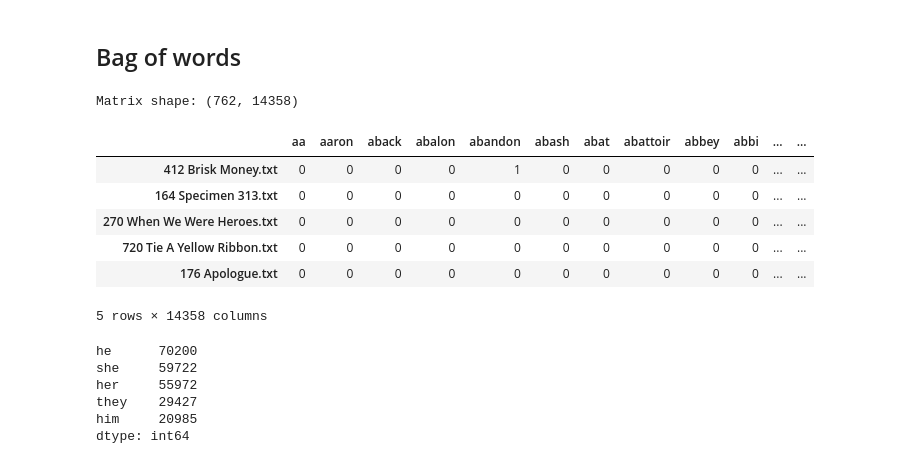
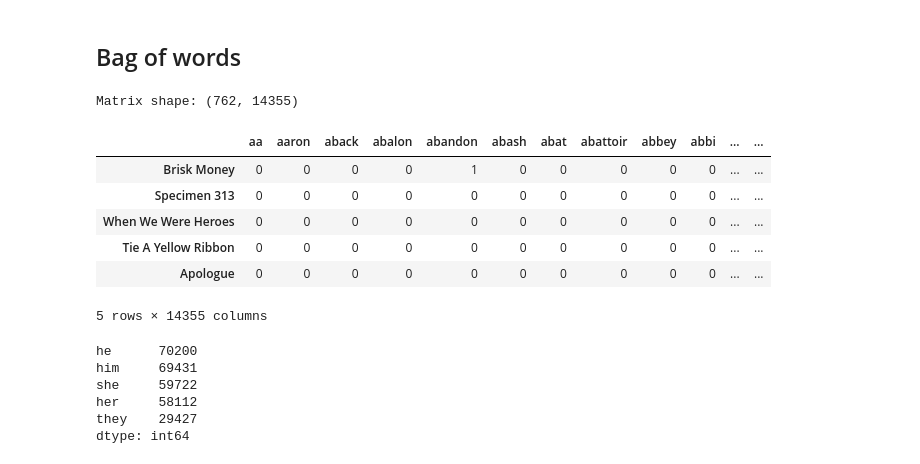
Before and after one commit to batmandoescalc/gvp, a Jupyter notebook: explore_stop_words.ipynb, the cells around one changed output. Cells and saved outputs as stored; diff of their text form; code cells hidden in the pictures.

Commit message:
custom stemmer and truncated filenames for merging data by story title

```diff
--- a/explore_stop_words.ipynb
+++ b/explore_stop_words.ipynb
@@ -24,13 +24,13 @@ female_pronouns = ["she", "shed", "she'd", "she'll", "shes", "she's", "her", "he
 # %%
 filepaths = glob.glob(os.path.join(TEXT_DIR, "*.txt"))
 
-corpus, filenames = load_documents(filepaths)
+corpus, filenames, titles = load_documents(filepaths)
 # %% [output]
 Loaded 762 documents
 # %% [markdown]
 ## Preprocessing documents (stemming)
 # %%
-stemmer = PorterStemmer()
+stemmer = CustomPorterStemmer()
 
 corpus_stemmed = [preprocess(doc, stemmer) for doc in corpus]
 # %% [markdown]
@@ -47,31 +47,31 @@ X = vectorizer.fit_transform(corpus_stemmed)
 
 print("Matrix shape:", X.shape)
 # %% [output]
-Matrix shape: (762, 14358)
+Matrix shape: (762, 14355)
 # %%
 feature_names = vectorizer.get_feature_names_out()
 
-bow_df = pd.DataFrame(X.toarray(), columns=feature_names, index=filenames)
+bow_df = pd.DataFrame(X.toarray(), columns=feature_names, index=titles)
 
 bow_df.head()
 # %% [output]
 |  | aa | aaron | aback | abalon | abandon | abash | abat | abattoir | abbey | abbi | ... | ... |
-| 412 Brisk Money.txt | 0 | 0 | 0 | 0 | 1 | 0 | 0 | 0 | 0 | 0 | ... | ... |
-| 164 Specimen 313.txt | 0 | 0 | 0 | 0 | 0 | 0 | 0 | 0 | 0 | 0 | ... | ... |
-| 270 When We Were Heroes.txt | 0 | 0 | 0 | 0 | 0 | 0 | 0 | 0 | 0 | 0 | ... | ... |
-| 720 Tie A Yellow Ribbon.txt | 0 | 0 | 0 | 0 | 0 | 0 | 0 | 0 | 0 | 0 | ... | ... |
-| 176 Apologue.txt | 0 | 0 | 0 | 0 | 0 | 0 | 0 | 0 | 0 | 0 | ... | ... |
+| Brisk Money | 0 | 0 | 0 | 0 | 1 | 0 | 0 | 0 | 0 | 0 | ... | ... |
+| Specimen 313 | 0 | 0 | 0 | 0 | 0 | 0 | 0 | 0 | 0 | 0 | ... | ... |
+| When We Were Heroes | 0 | 0 | 0 | 0 | 0 | 0 | 0 | 0 | 0 | 0 | ... | ... |
+| Tie A Yellow Ribbon | 0 | 0 | 0 | 0 | 0 | 0 | 0 | 0 | 0 | 0 | ... | ... |
+| Apologue | 0 | 0 | 0 | 0 | 0 | 0 | 0 | 0 | 0 | 0 | ... | ... |
-5 rows × 14358 columns
+5 rows × 14355 columns
 # %%
 word_counts = bow_df.sum(axis=0).sort_values(ascending=False)
 
 word_counts.head()
 # %% [output]
 he      70200
+him     69431
 she     59722
-her     55972
+her     58112
 they    29427
-him     20985
 dtype: int64
 # %%
 sum_male = 0
```
Also changed, not shown: parts of 5 cells of this notebook, 1 other file.
